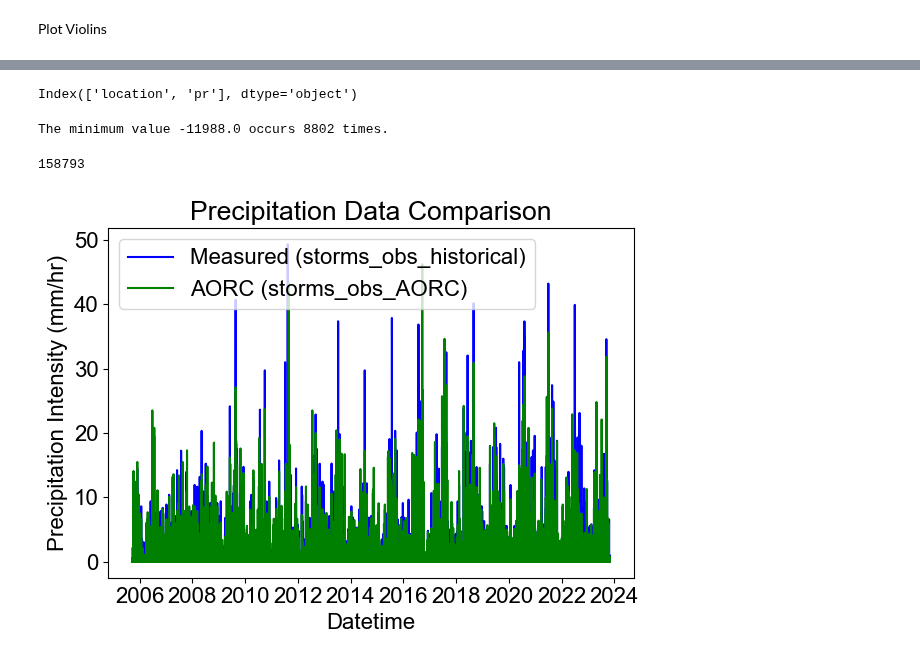
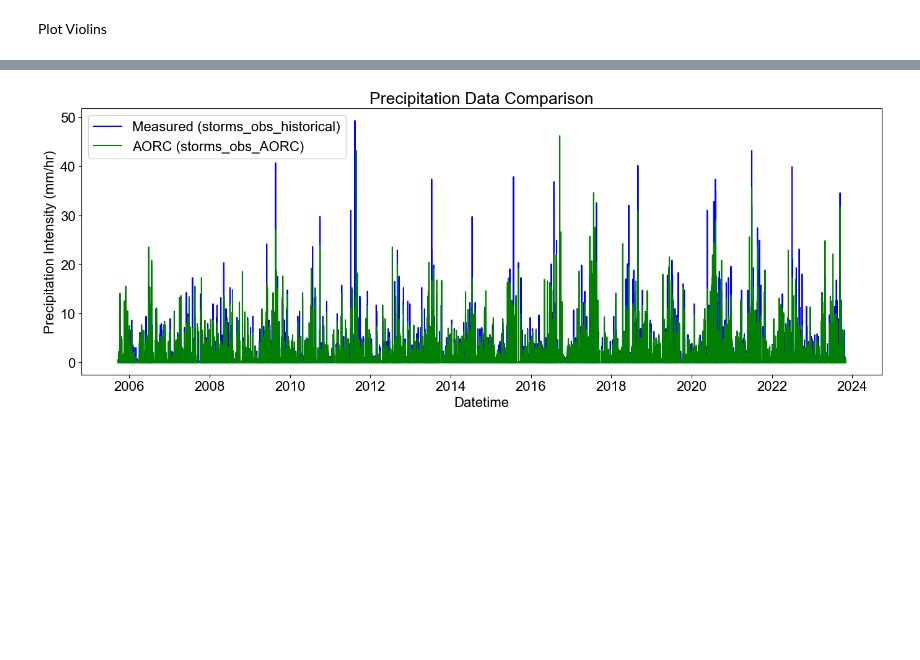
Before and after one commit to AustinFarnum/ClimateChangePrecipitationProjection, a Jupyter notebook: precip_projection_CC_single_city.ipynb, the cells around one changed output, grey strips where cells are left out. Saved outputs shown, nothing was run; the diff lists cells and outputs as text; code cells hidden in the pictures; blank space fills up the shorter version.

```diff
--- a/precip_projection_CC_single_city.ipynb
+++ b/precip_projection_CC_single_city.ipynb
@@ -798,46 +806,34 @@ plt.show()
-# %%
-print(storms_obs_AORC.columns)
-# %% [output]
-Index(['location', 'pr'], dtype='object')
-# %%
-# Get the minimum value
-min_val = storms_obs_historical['pr'].min()
-
-# Count how many times it occurs
-count_min = (storms_obs_historical['pr'] == min_val).sum()
-
-print(f"The minimum value {min_val} occurs {count_min} times.")
-# %% [output]
-The minimum value -11988.0 occurs 8802 times.
-# %%
-print(len(storms_obs_historical))
-# %% [output]
-158793
 # %%
+
 # Get precipitation data
 y0 = storms_obs_historical.loc[:, 'pr']
 y1 = storms_obs_AORC.loc[:, 'pr']
 
 # Get datetime values for x-axis
 x0 = storms_obs_AORC.index
+
+plt.figure(figsize=(14, 5.6))
 
 # Create the plot
 plt.plot(x0, y0, label='Measured (storms_obs_historical)', color='blue')
 plt.plot(x0, y1, label='AORC (storms_obs_AORC)', color='green')
 
 # Add labels and title
 plt.title('Precipitation Data Comparison')
 plt.xlabel('Datetime')
 plt.ylabel('Precipitation Intensity (mm/hr)')
 
 # Show legend
 plt.legend()
 
+plt.savefig("files/output/Dover/plots/AORC_vs_Historical/TS.png")
+
+
 # Show the plot
 plt.tight_layout()
 plt.show()
 # %% [output]
-[figure, old version]
+[figure, new version]
 # %%
 import matplotlib.pyplot as plt
 import seaborn as sns
```
Also changed, not shown: parts of 12 cells of this notebook, 4 other files.
